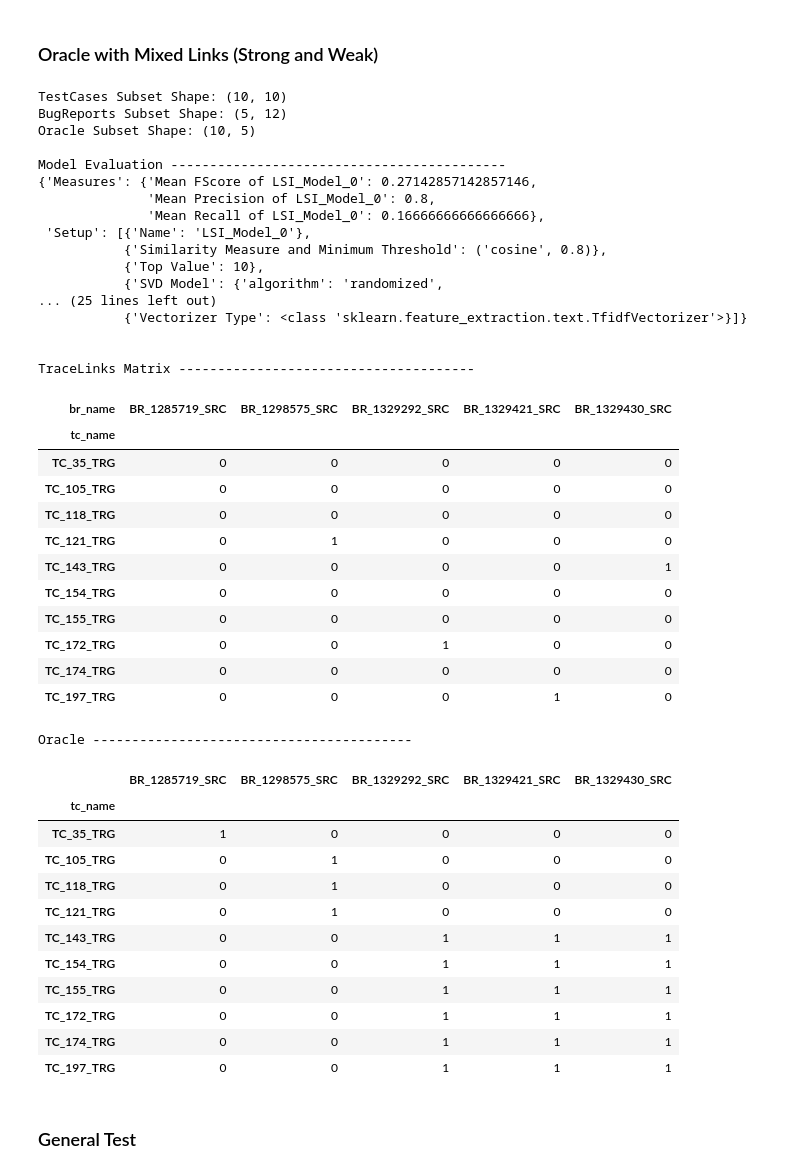
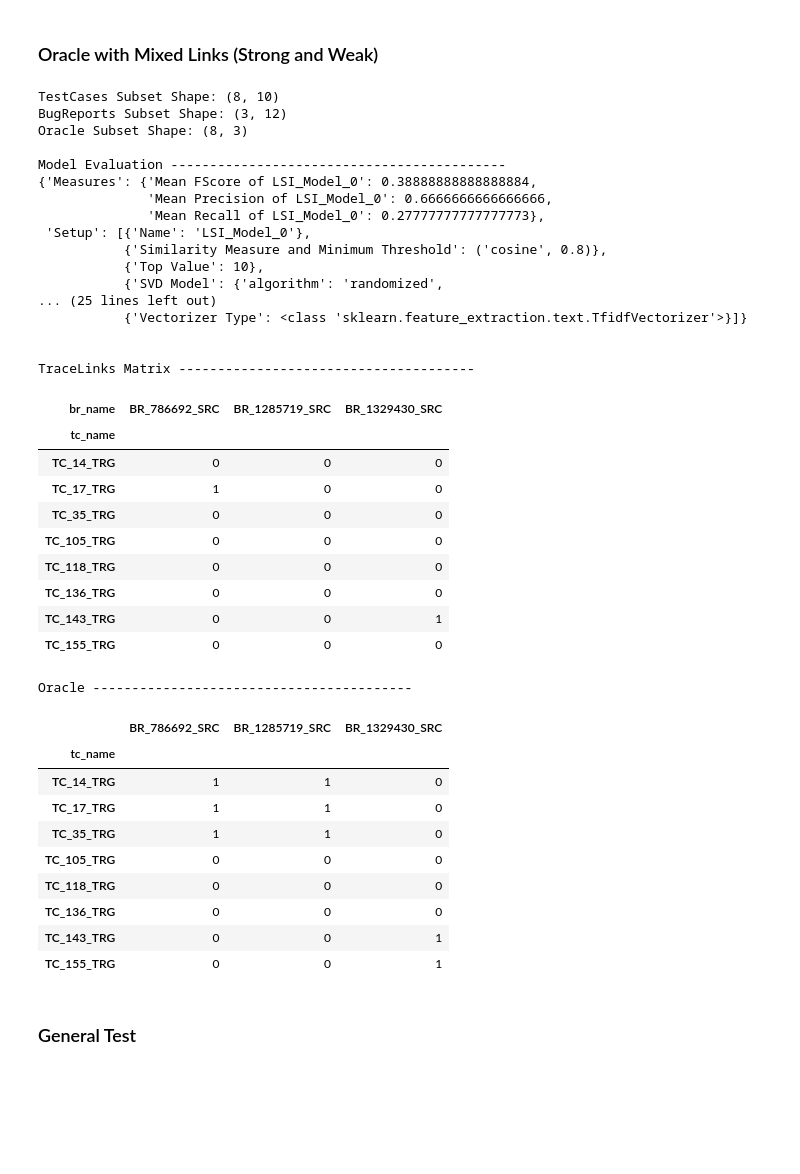
Before and after one commit to Pointpt/trace-link-recovery-study, a Jupyter notebook: notebooks/firefox/lsi-model-cosine.ipynb, the cells around one changed output. Drawn from its saved outputs; the diff is of its cells as text; code cells hidden in the pictures; blank space fills up the shorter version.

Commit message:
fixes in models notebooks and some analysis with oracles_subsets

```diff
--- a/notebooks/firefox/lsi-model-cosine.ipynb
+++ b/notebooks/firefox/lsi-model-cosine.ipynb
@@ -66,8 +77,0 @@ In order to evaluate the efficiency of the algorithm tested (LSI), we use common
-# %%
-%%time
-
-best_model = LSI()
-best_model.recover_links(corpus, query, test_cases_names, bug_reports_names)
-evaluator = m_eval.ModelEvaluator(orc, best_model)
-evaluator.evaluate_model(verbose=True)
-#evaluator.plot_precision_vs_recall()
@@ -233,51 +252,47 @@ Oracle -----------------------------------------
 # %%
 selected_tcs = ['TC_{}_TRG'.format(tc_num) for tc_num in br_tc_mix_df.TC.values]
 selected_brs = ['BR_{}_SRC'.format(bg_num) for bg_num in br_tc_mix_df.BR.values]
 
-run_lsi_model(selected_tcs, selected_brs)
+run_lsi_model(selected_tcs, selected_brs, True)
 # %% [output]
-TestCases Subset Shape: (10, 10)
-BugReports Subset Shape: (5, 12)
-Oracle Subset Shape: (10, 5)
+TestCases Subset Shape: (8, 10)
+BugReports Subset Shape: (3, 12)
+Oracle Subset Shape: (8, 3)
 
 Model Evaluation -------------------------------------------
-{'Measures': {'Mean FScore of LSI_Model_0': 0.27142857142857146,
-              'Mean Precision of LSI_Model_0': 0.8,
-              'Mean Recall of LSI_Model_0': 0.16666666666666666},
+{'Measures': {'Mean FScore of LSI_Model_0': 0.38888888888888884,
+              'Mean Precision of LSI_Model_0': 0.6666666666666666,
+              'Mean Recall of LSI_Model_0': 0.27777777777777773},
  'Setup': [{'Name': 'LSI_Model_0'},
            {'Similarity Measure and Minimum Threshold': ('cosine', 0.8)},
            {'Top Value': 10},
            {'SVD Model': {'algorithm': 'randomized',
 ... (25 lines left out)
            {'Vectorizer Type': <class 'sklearn.feature_extraction.text.TfidfVectorizer'>}]}
 
 
 TraceLinks Matrix --------------------------------------
-| br_name | BR_1285719_SRC | BR_1298575_SRC | BR_1329292_SRC | BR_1329421_SRC | BR_1329430_SRC |
-| tc_name |  |  |  |  |  |
-| TC_35_TRG | 0 | 0 | 0 | 0 | 0 |
-| TC_105_TRG | 0 | 0 | 0 | 0 | 0 |
-| TC_118_TRG | 0 | 0 | 0 | 0 | 0 |
-| TC_121_TRG | 0 | 1 | 0 | 0 | 0 |
-| TC_143_TRG | 0 | 0 | 0 | 0 | 1 |
-| TC_154_TRG | 0 | 0 | 0 | 0 | 0 |
-| TC_155_TRG | 0 | 0 | 0 | 0 | 0 |
-| TC_172_TRG | 0 | 0 | 1 | 0 | 0 |
-| TC_174_TRG | 0 | 0 | 0 | 0 | 0 |
-| TC_197_TRG | 0 | 0 | 0 | 1 | 0 |
+| br_name | BR_786692_SRC | BR_1285719_SRC | BR_1329430_SRC |
+| tc_name |  |  |  |
+| TC_14_TRG | 0 | 0 | 0 |
+| TC_17_TRG | 1 | 0 | 0 |
+| TC_35_TRG | 0 | 0 | 0 |
+| TC_105_TRG | 0 | 0 | 0 |
+| TC_118_TRG | 0 | 0 | 0 |
+| TC_136_TRG | 0 | 0 | 0 |
+| TC_143_TRG | 0 | 0 | 1 |
+| TC_155_TRG | 0 | 0 | 0 |
 Oracle -----------------------------------------
-|  | BR_1285719_SRC | BR_1298575_SRC | BR_1329292_SRC | BR_1329421_SRC | BR_1329430_SRC |
-| tc_name |  |  |  |  |  |
-| TC_35_TRG | 1 | 0 | 0 | 0 | 0 |
-| TC_105_TRG | 0 | 1 | 0 | 0 | 0 |
-| TC_118_TRG | 0 | 1 | 0 | 0 | 0 |
-| TC_121_TRG | 0 | 1 | 0 | 0 | 0 |
-| TC_143_TRG | 0 | 0 | 1 | 1 | 1 |
-| TC_154_TRG | 0 | 0 | 1 | 1 | 1 |
-| TC_155_TRG | 0 | 0 | 1 | 1 | 1 |
-| TC_172_TRG | 0 | 0 | 1 | 1 | 1 |
-| TC_174_TRG | 0 | 0 | 1 | 1 | 1 |
-| TC_197_TRG | 0 | 0 | 1 | 1 | 1 |
+|  | BR_786692_SRC | BR_1285719_SRC | BR_1329430_SRC |
+| tc_name |  |  |  |
+| TC_14_TRG | 1 | 1 | 0 |
+| TC_17_TRG | 1 | 1 | 0 |
+| TC_35_TRG | 1 | 1 | 0 |
+| TC_105_TRG | 0 | 0 | 0 |
+| TC_118_TRG | 0 | 0 | 0 |
+| TC_136_TRG | 0 | 0 | 0 |
+| TC_143_TRG | 0 | 0 | 1 |
+| TC_155_TRG | 0 | 0 | 1 |
 # %% [markdown]
 ### General Test
 # %%
```
Also changed, not shown: parts of 12 cells of this notebook, 14 other files.
